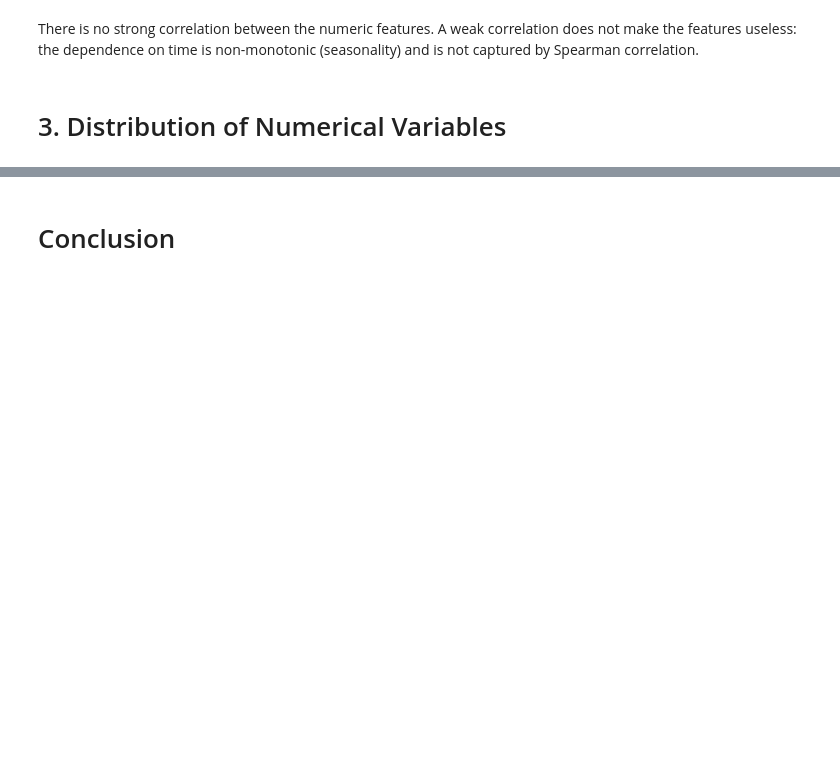
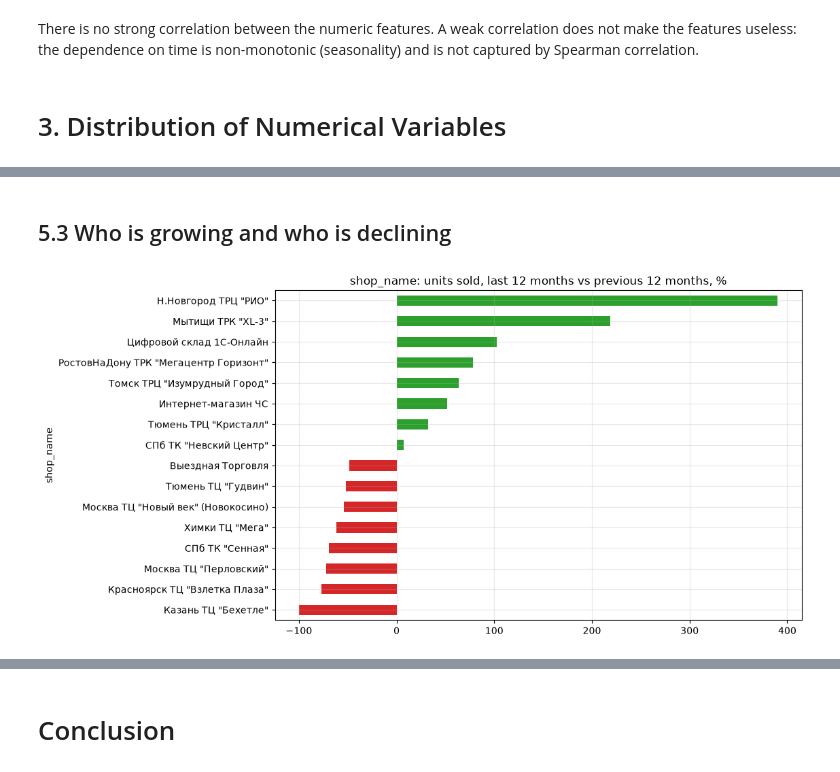
Before and after one commit to tereshchuk1/sales_prediction, a Jupyter notebook: EDA.ipynb, the cells around one changed output, grey strips where cells are left out. Cells and saved outputs as stored; diff of their text form; code cells hidden in the pictures; blank space fills up the shorter version.

```diff
--- a/EDA.ipynb
+++ b/EDA.ipynb
@@ -570,0 +337,6 @@ In the results we found 59 exact duplicates of item names. We also found 3 pairs
+# %% [markdown]
+## 5.3 Who is growing and who is declining
+# %%
+g_shops = growth("shop_name", min_prev=1000)
+# %% [output]
+[figure, added]
```
Also changed, not shown: parts of 63 cells of this notebook, 1 other file.
